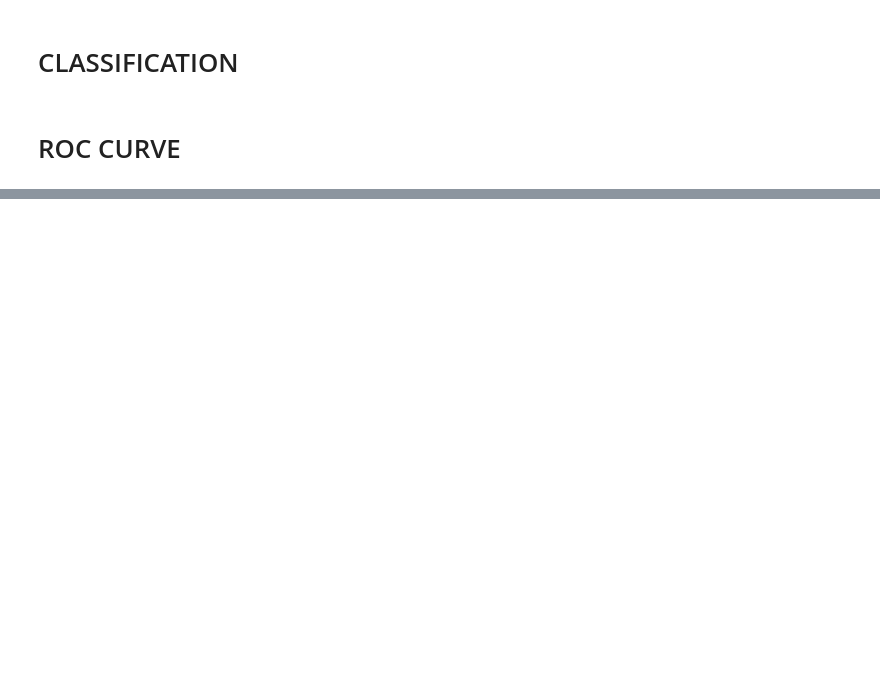
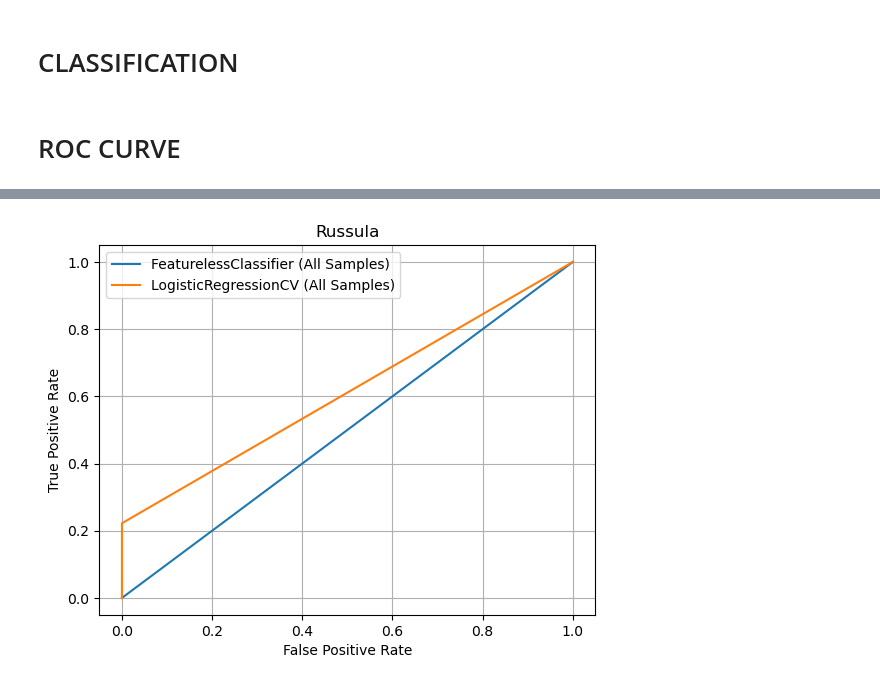
Before and after one commit to EngineerDanny/CS685-Microbe-Network-Research-Code, a Jupyter notebook: reproduce/results/plot_results.ipynb, the cells around one changed output, grey strips where cells are left out. Saved outputs shown, nothing was run; the diff lists cells and outputs as text; code cells hidden in the pictures; blank space fills up the shorter version.

Commit message:
Update plot_results notebook

```diff
--- a/reproduce/results/plot_results.ipynb
+++ b/reproduce/results/plot_results.ipynb
@@ -172,0 +209,34 @@ df
+# %%
+import matplotlib.pyplot as plt
+from sklearn.metrics import roc_curve
+
+# Sample DataFrame
+data = {
+    'FPR': [[0., 1.], [0., 0., 1.]],
+    'TPR': [[0., 1.], [0., 0.22222222, 1.]],
+    'task_id': ['Russula', 'Russula'],
+    'test.fold': [0, 0],
+    'test.group': ['All Samples', 'All Samples'],
+    'algorithm': ['FeaturelessClassifier', 'LogisticRegressionCV'],
+    'train.groups': ['all', 'all']
+}
+
+# Iterate over each row in the DataFrame
+for i, row in enumerate(data['FPR']):
+    # Compute ROC curve
+    fpr = data['FPR'][i]
+    tpr = data['TPR'][i]
+
+    # Plot ROC curve
+    plt.plot(fpr, tpr, label=f"{data['algorithm'][i]} ({data['test.group'][i]})")
+
+
+# Set labels and title
+plt.xlabel('False Positive Rate')
+plt.ylabel('True Positive Rate')
+plt.title(data['task_id'][i])
+plt.legend()
+plt.grid(True)
+plt.show()
+# %% [output]
+[figure, added]
```
Also changed, not shown: parts of 5 cells of this notebook.
